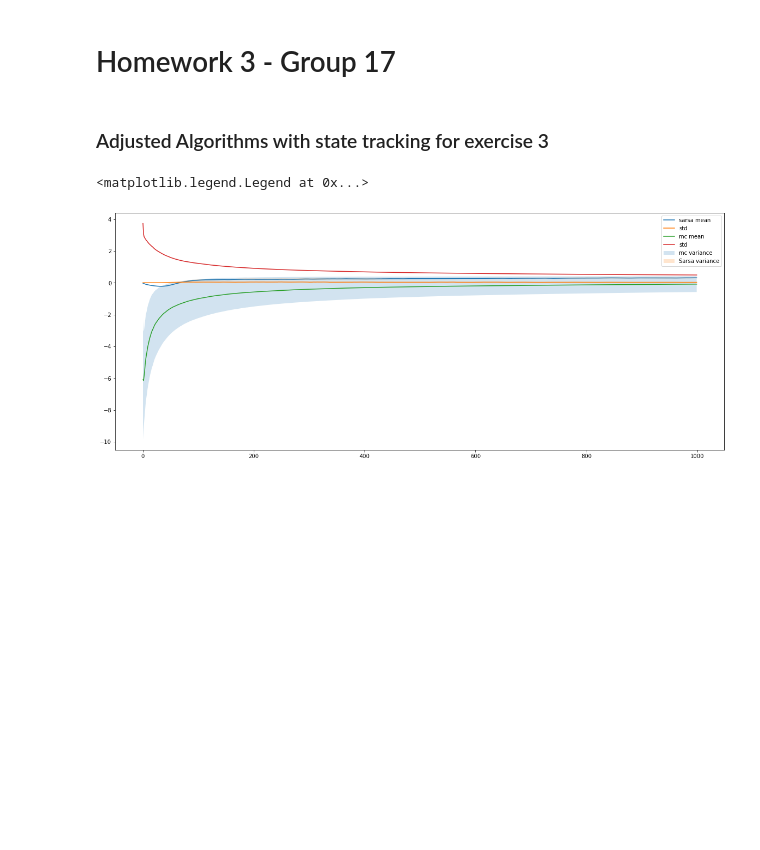
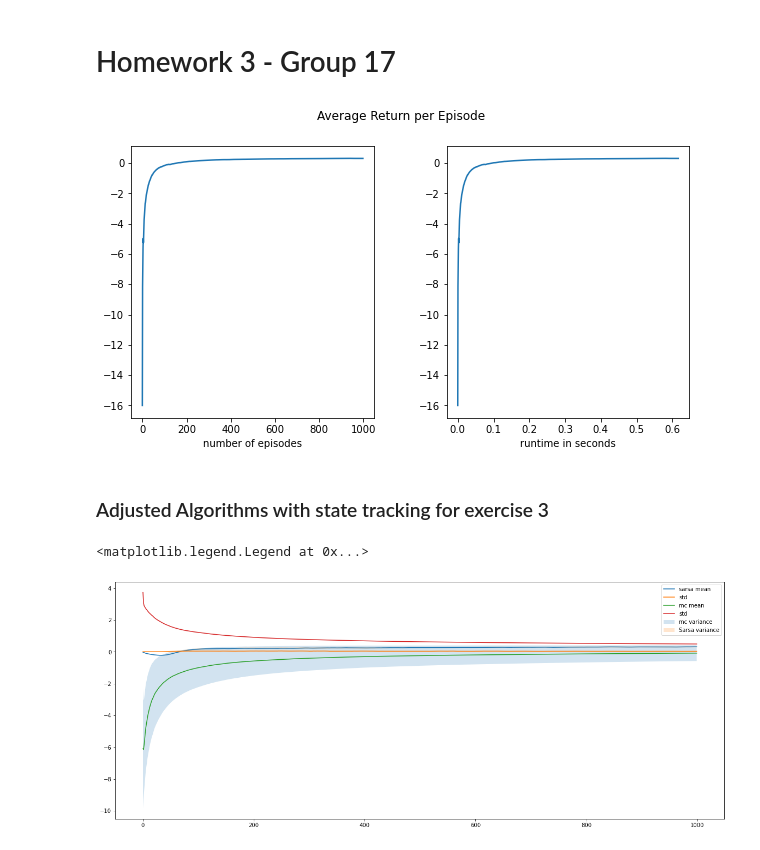
Before and after one commit to jannisleu/Deep-Reinforcement-Learning, a Jupyter notebook: Assignment 3/Homework3.ipynb, the cells around one changed output. Cells and saved outputs as stored; diff of their text form; code cells hidden in the pictures; blank space fills up the shorter version.

Commit message:
added plot for exercise 2 to notebook

```diff
--- a/Assignment 3/Homework3.ipynb
+++ b/Assignment 3/Homework3.ipynb
@@ -188,6 +188,15 @@ class GridWorld:
         ax2.set_xlabel('runtime in seconds')
         ax2.plot(np.linspace(0, time, 1000), returns)
         plt.show()
+# %%
+env = GridWorld(4, 4)
+start_time = time.time()
+result, average_return = env.sarsa()
+end_time = time.time()
+elapsed_time = end_time - start_time
+env.plot_average_return(average_return, elapsed_time)
+# %% [output]
+[figure, added]
 # %% [markdown]
 ### Adjusted Algorithms with state tracking for exercise 3
 # %%
```
